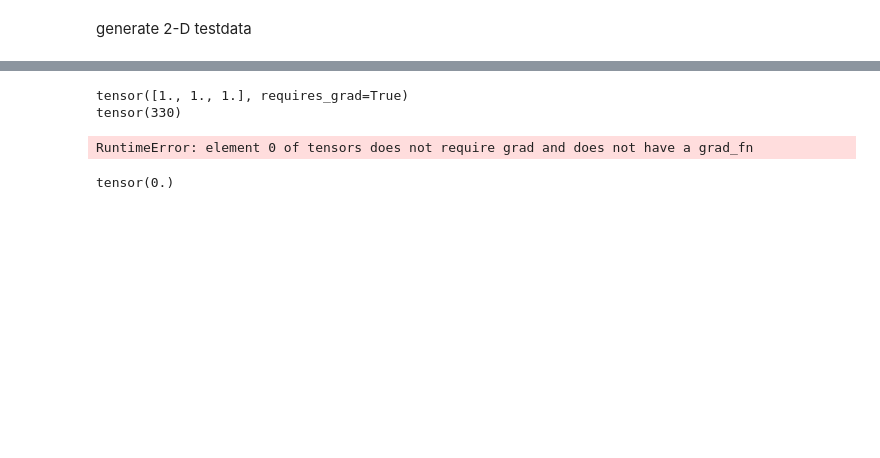
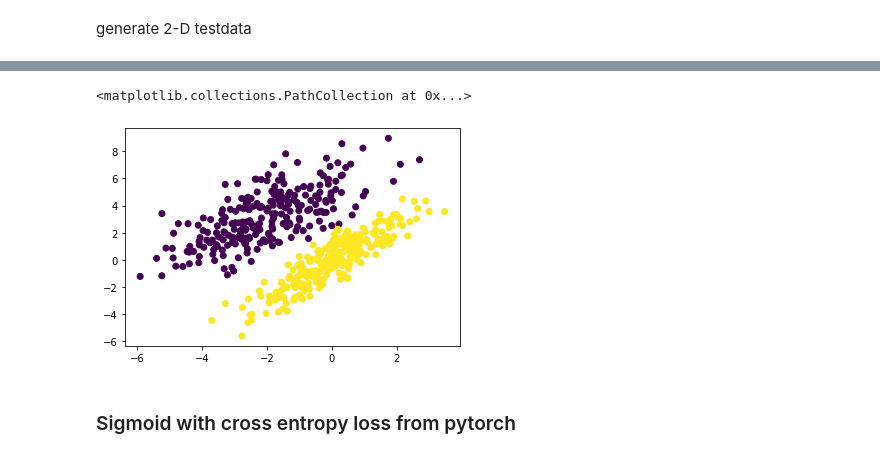
Before and after one commit to mario-dohr/my-college-lectures, a Jupyter notebook: DeepLearning/chapter-4.ipynb, the cells around one changed output, grey strips where cells are left out. Saved outputs shown, nothing was run; the diff lists cells and outputs as text; code cells hidden in the pictures; blank space fills up the shorter version.

```diff
--- a/DeepLearning/chapter-4.ipynb
+++ b/DeepLearning/chapter-4.ipynb
@@ -161,4 +163,26 @@ def model_perc(X,w,bias=True):
 # %%
-def loss_perc(y_p,y):
-    mask = (y_p * y) == -1
-    return mask.sum()
+def loss_sigmoid(y_p,y):
+    r = -torch.log(y_p)*y - (1-y)*torch.log(1-y_p)
+    return r.sum()
+# %%
+def train_loop_sigmdoid(X,y,lr=1e-4,n_epoch=500):
+    w = torch.ones(3,requires_grad=True)
+   # print(w)
+    for i in range(n_epoch):
+        if w.grad is not None:
+            w.grad.zero_()
+
+        y_p = model_sigmoid(X,w)
+        l = loss_sigmoid(y_p,y)
+        l.backward()
+
+        if i % 100 == 0:
+            print('Epoch %d, Loss %f' % (i,l))
+
+        w = (w - lr * w.grad)
+        w.detach_()
+        w.requires_grad_()
+
+    return w
+# %%
+w = train_loop_sigmdoid(X,y,lr=1e-3,n_epoch=500)
@@ -165 +195,12 @@ def loss_perc(y_p,y):
+# %%
+y_p = model_sigmoid(X,w).detach()
+# %%
+y_p[y_p < 0.5] = 0
+y_p[y_p >= 0.5] = 1
+plt.scatter(X[:,0],X[:,1],c=y_p)
+# %% [output]
+<matplotlib.collections.PathCollection at 0x...>
+[figure, added]
+# %% [markdown]
+### Sigmoid with cross entropy loss from pytorch
 # %%
@@ -182,12 +224,2 @@ def train_loop_perc(X,y,lr=1e-3,n_epoch=500):
 
     return w
-# %%
-train_loop_perc(X,y)
-# %% [output]
-tensor([1., 1., 1.], requires_grad=True)
-tensor(330)
-RuntimeError: element 0 of tensors does not require grad and does not have a grad_fn
-# %%
-y.sum()
-# %% [output]
-tensor(0.)
```
Also changed, not shown: parts of 23 cells of this notebook, 1 other file.
